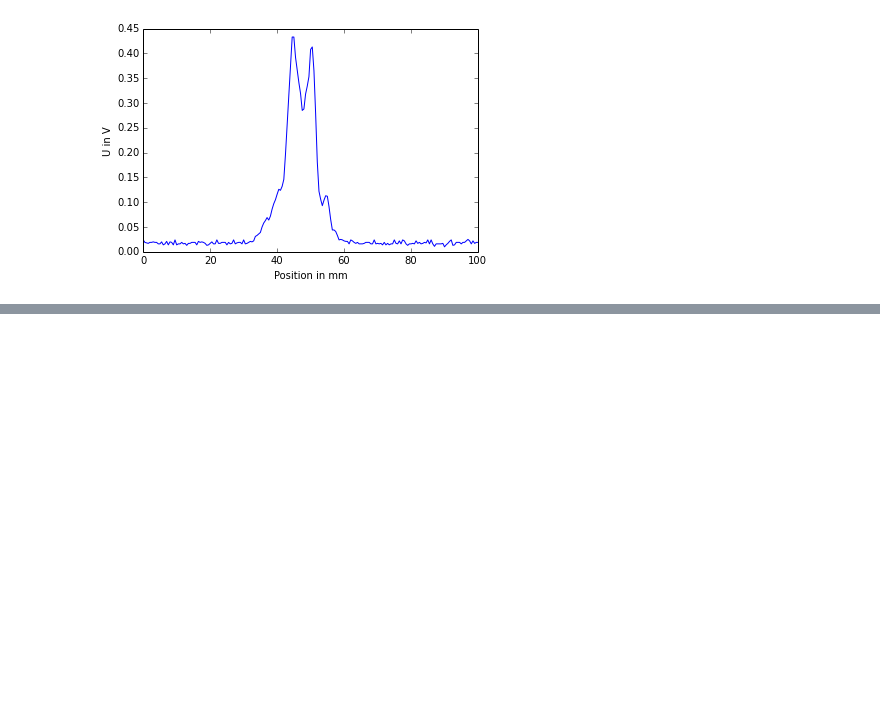
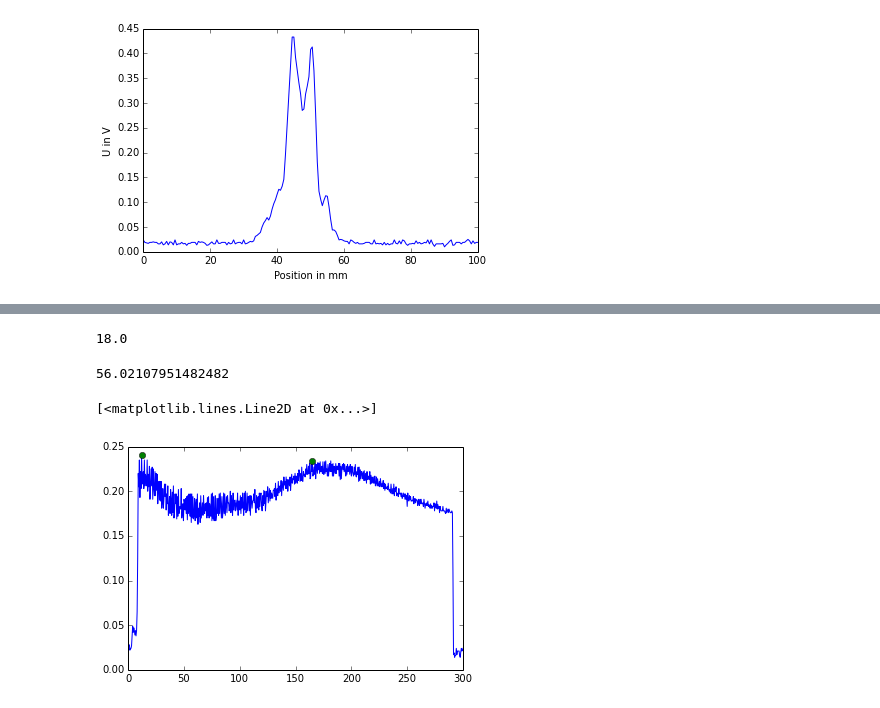
Before and after one commit to mbieker/USFP, a Jupyter notebook: Auswertung.ipynb, the cells around one changed output, grey strips where cells are left out. Drawn from its saved outputs; the diff is of its cells as text; code cells hidden in the pictures; blank space fills up the shorter version.

```diff
--- a/Auswertung.ipynb
+++ b/Auswertung.ipynb
@@ -39,0 +42,8 @@ for i in range(5):
+# %%
+# Konstanten
+f = 2e6 # Hz
+d = 0.018 #m
+c = 1484
+# %%
+wl = c/f
+x = (d**2-wl**2)/(4*wl)
@@ -39,0 +54,4 @@ for i in range(5):
+# %%
+d*1e3
+# %% [output]
+18.0
@@ -39,0 +129,2 @@ for i in range(5):
+# %%
+maxi, mini = peakdet(amp,.05,x=pos)
@@ -39,0 +133,10 @@ for i in range(5):
+# %%
+(maxi[1][0]-x*1e3)/(x*1e3)
+# %% [output]
+56.02107951482482
+# %%
+plt.plot(pos,amp)
+plt.plot(maxi.T[0],maxi.T[1],'o')
+# %% [output]
+[<matplotlib.lines.Line2D at 0x...>]
+[figure, added]
```
Also changed, not shown: parts of 4 cells of this notebook, 2 other files.
